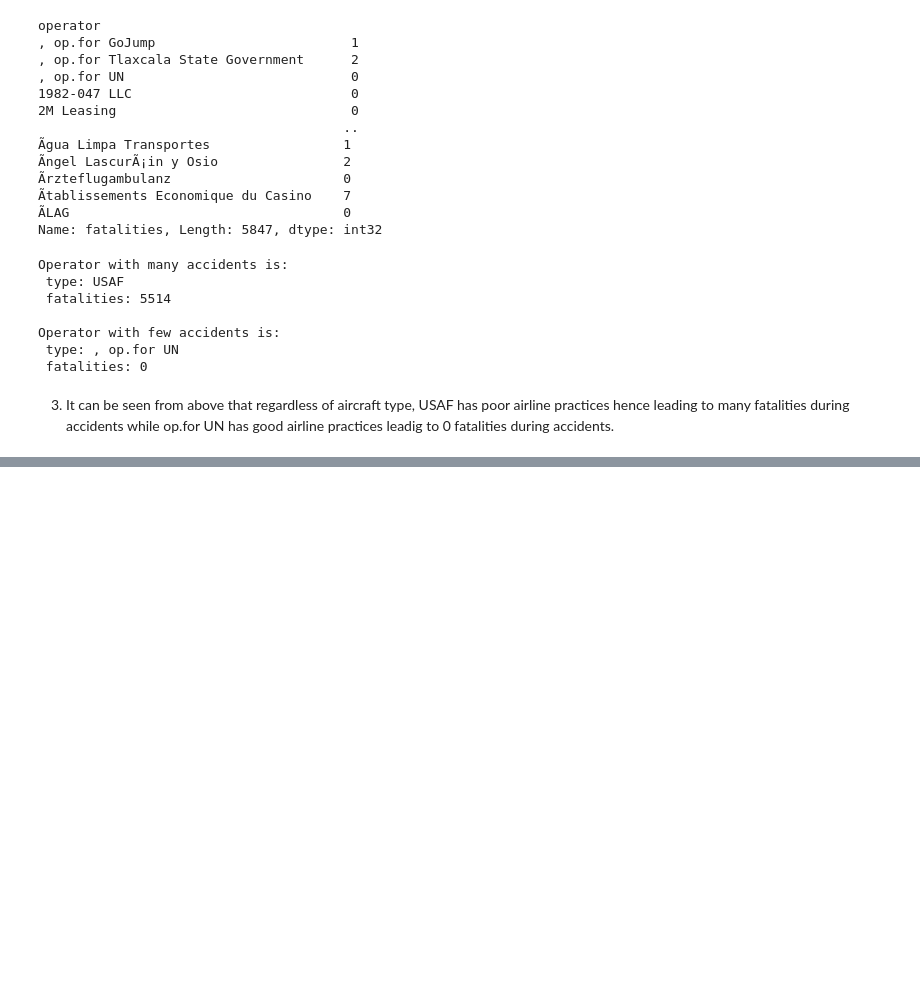
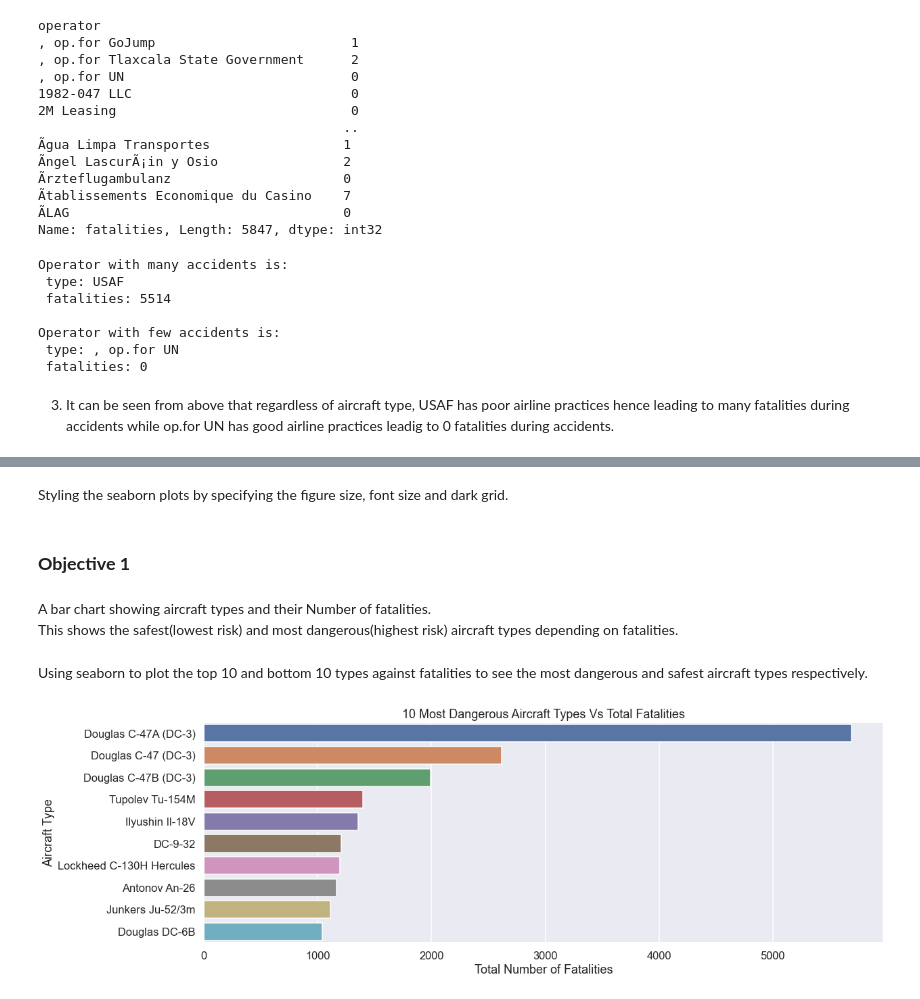
Before and after one commit to Christine-Muhoro/Phase-1-Project, a Jupyter notebook: index.ipynb, the cells around one changed output, grey strips where cells are left out. Drawn from its saved outputs; the diff is of its cells as text; code cells hidden in the pictures; blank space fills up the shorter version.

Commit message:
Data Visualization and extracting data for more visualizations

```diff
--- a/index.ipynb
+++ b/index.ipynb
@@ -658,0 +665,23 @@ Operator with few accidents is:
+# %% [markdown]
+Styling the seaborn plots by specifying the figure size, font size and dark grid.
+# %%
+sns.set(rc={'figure.figsize':(18,6)}) # figure size
+sns.set_context('talk') # font size
+sns.set_style('darkgrid') # dark grid
+# %% [markdown]
+### **Objective 1**
+# %% [markdown]
+A bar chart showing aircraft types and their Number of fatalities.
+This shows the safest(lowest risk) and most dangerous(highest risk) aircraft types depending on fatalities.
+# %% [markdown]
+Using seaborn to plot the top 10 and bottom 10 types against fatalities to see the most dangerous and safest aircraft types respectively.
+# %%
+# grouping type and using fatalitiies sums as the values and getting the top 10 i.e 10 largest values
+most_dangerous = df.groupby('type')['fatalities'].sum().nlargest(10)
+# plotting the values against the aircraft types
+sns.barplot(x=most_dangerous.values, y=most_dangerous.index)
+plt.title("10 Most Dangerous Aircraft Types Vs Total Fatalities")
+plt.xlabel("Total Number of Fatalities")
+plt.ylabel("Aircraft Type");
+# %% [output]
+[figure, added]
```
Also changed, not shown: parts of 19 cells of this notebook, 1 other file.
